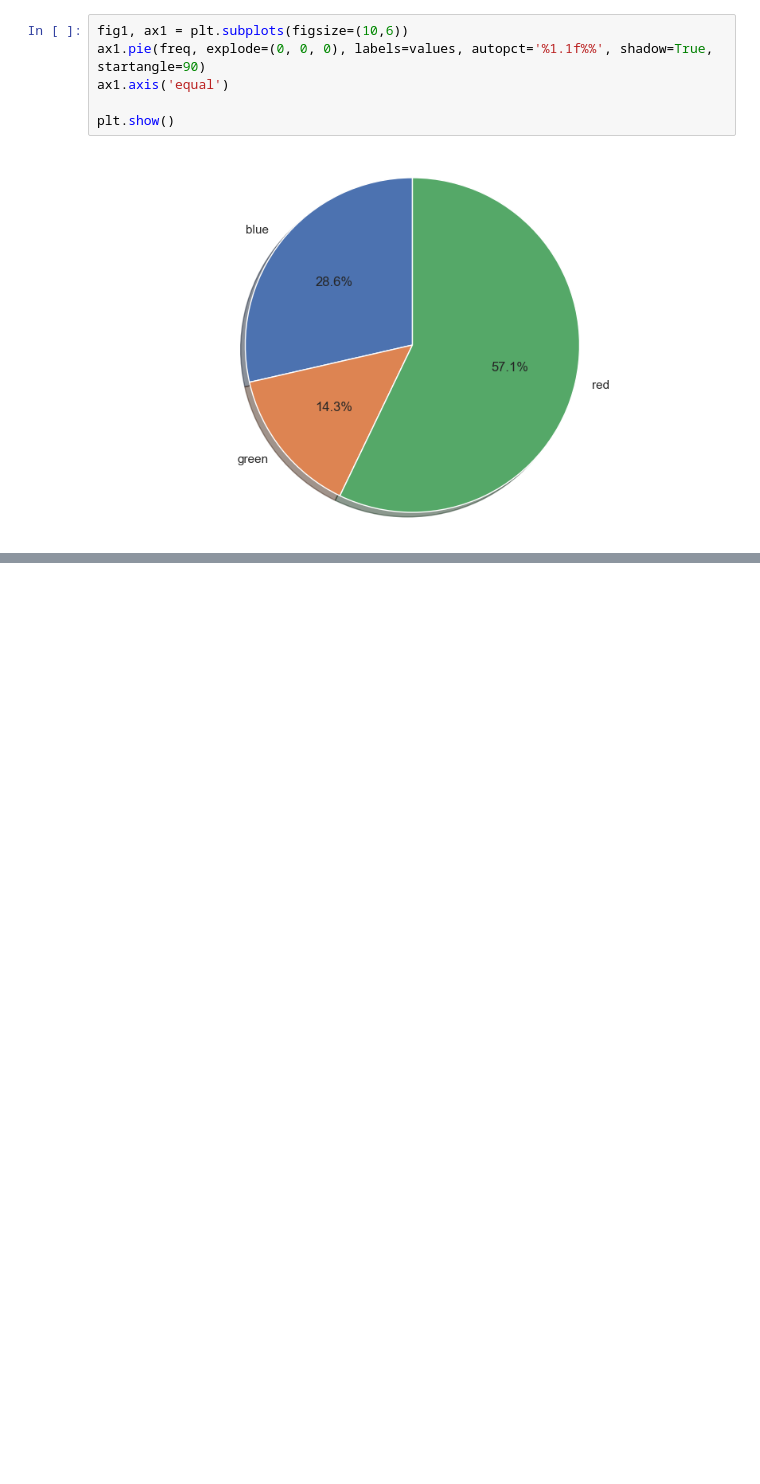
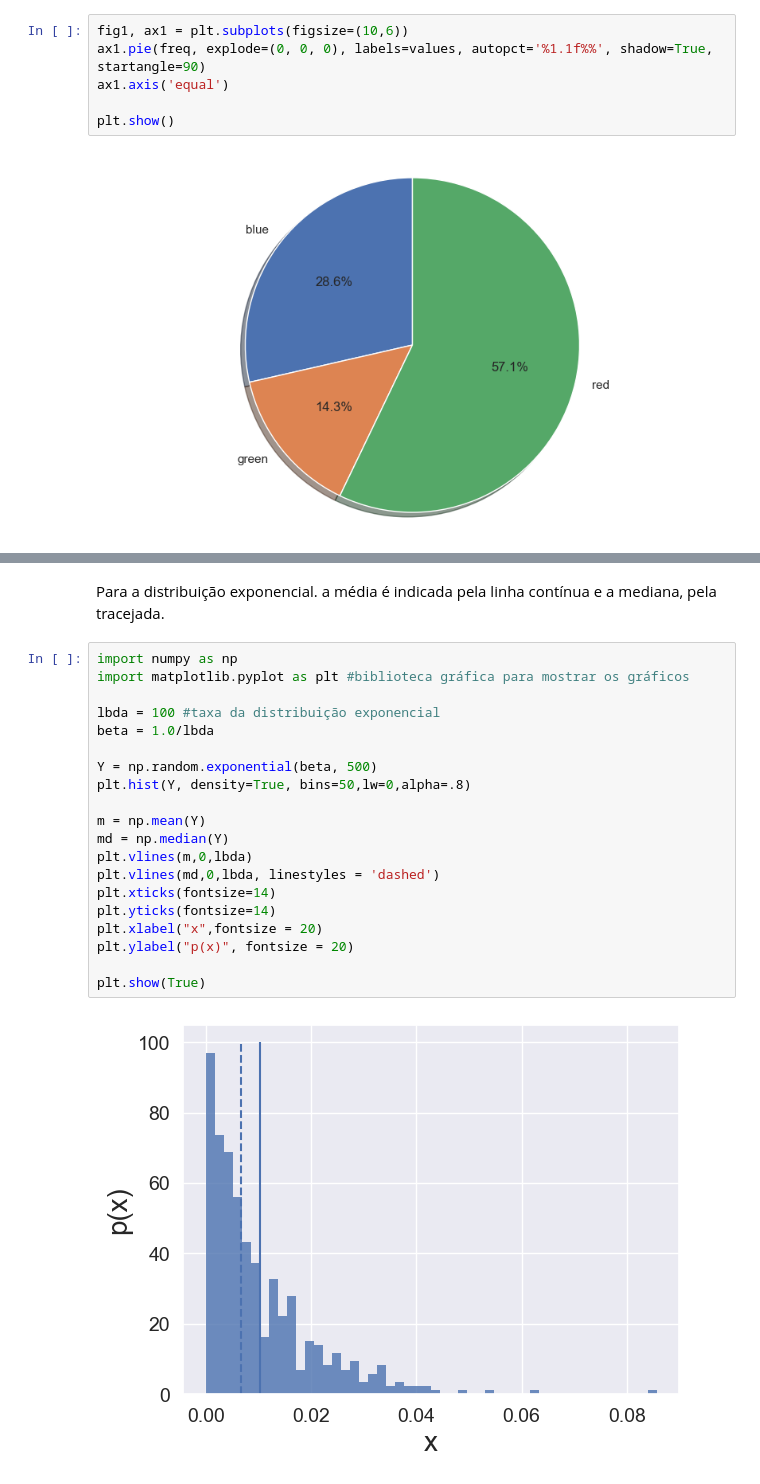
Before and after one commit to joaoholandaa/ciencia-de-dados, a Jupyter notebook: aula2-analise-exploratoria-dados.ipynb, the cells around one changed output, grey strips where cells are left out. Saved outputs shown, nothing was run; the diff lists cells and outputs as text; blank space fills up the shorter version.

```diff
--- a/aula2-analise-exploratoria-dados.ipynb
+++ b/aula2-analise-exploratoria-dados.ipynb
@@ -254,0 +312,24 @@ plt.show()
+# %% [markdown]
+Para a distribuição exponencial. a média é indicada pela linha contínua e a mediana, pela tracejada.
+# %%
+import numpy as np
+import matplotlib.pyplot as plt #biblioteca gráfica para mostrar os gráficos
+
+lbda = 100 #taxa da distribuição exponencial
+beta = 1.0/lbda
+
+Y = np.random.exponential(beta, 500)
+plt.hist(Y, density=True, bins=50,lw=0,alpha=.8)
+
+m = np.mean(Y)
+md = np.median(Y)
+plt.vlines(m,0,lbda)
+plt.vlines(md,0,lbda, linestyles = 'dashed')
+plt.xticks(fontsize=14)
+plt.yticks(fontsize=14)
+plt.xlabel("x",fontsize = 20)
+plt.ylabel("p(x)", fontsize = 20)
+
+plt.show(True)
+# %% [output]
+[figure, added]
```
Also changed, not shown: parts of 9 cells of this notebook.
